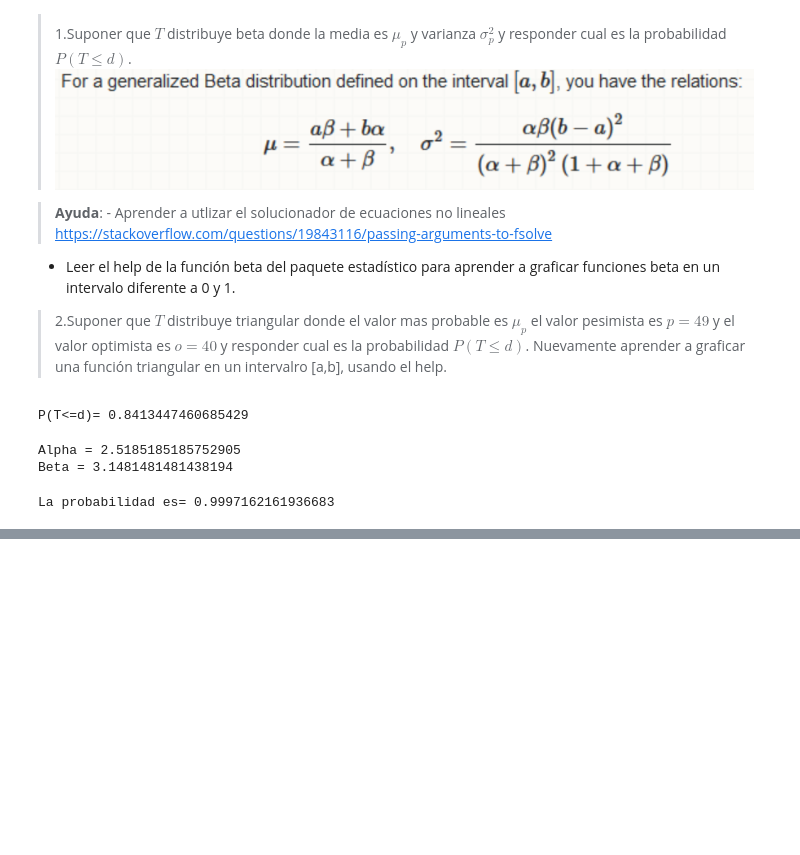
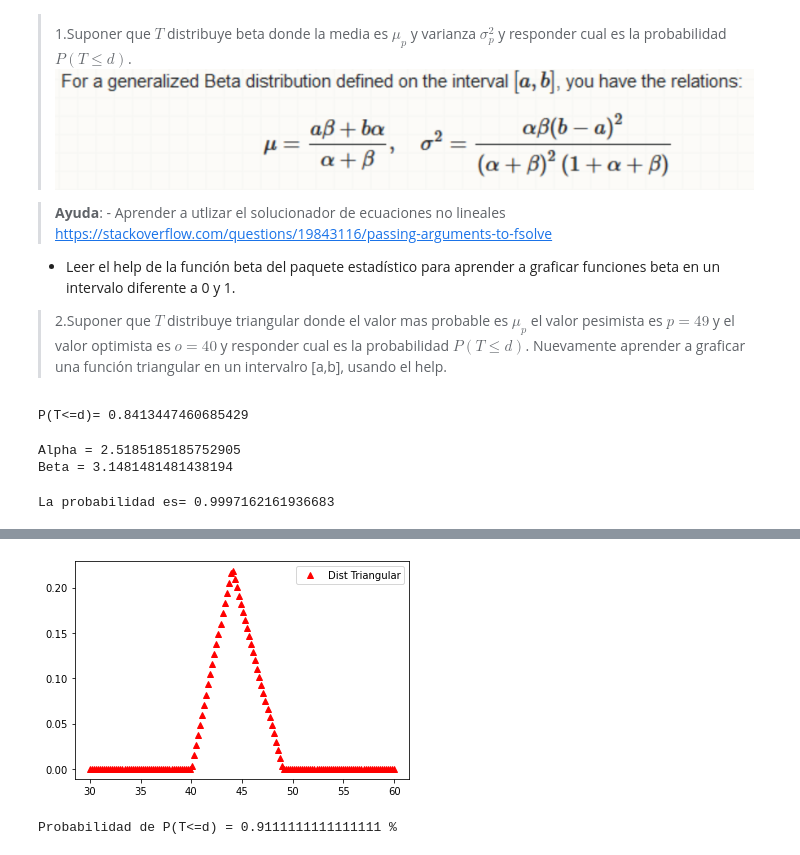
Before and after one commit to Jpriverasaha/TareasConjunto_AndresG_JuanPablo_R, a Jupyter notebook: Tarea 6.ipynb, the cells around one changed output, grey strips where cells are left out. Saved outputs shown, nothing was run; the diff lists cells and outputs as text; code cells hidden in the pictures; blank space fills up the shorter version.

```diff
--- a/Tarea 6.ipynb
+++ b/Tarea 6.ipynb
@@ -83,0 +107,18 @@ La probabilidad es= 0.9111111111111111
+# %%
+#Andres   2
+
+#AHora con distribución trianggular
+
+x = np.linspace(30,60,150)
+loc = a
+scale = (b-a)
+c = 4/9
+plt.plot(x, triang.pdf(x, c, loc, scale), '^', label = 'Dist Triangular', color = 'red')
+plt.legend()
+plt.show()
+
+prob = triang.cdf(d, c, loc, scale)
+print('Probabilidad de P(T<=d) =',prob,'%')
+# %% [output]
+[figure, added]
+Probabilidad de P(T<=d) = 0.9111111111111111 %
```
Also changed, not shown: parts of 4 cells of this notebook.
